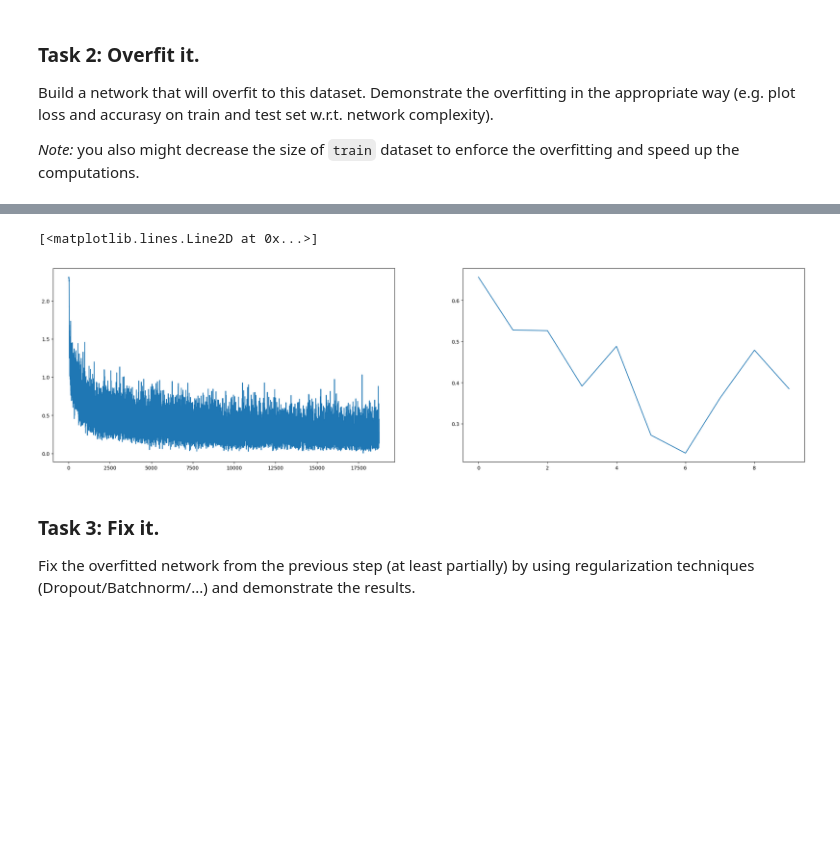
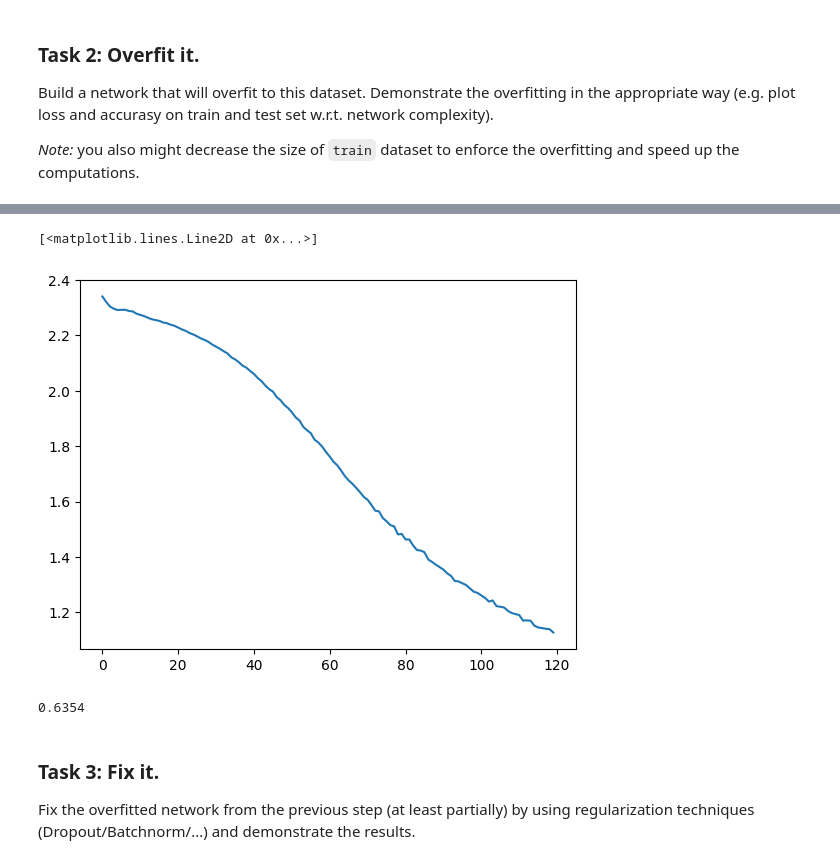
Before and after one commit to pavel-collab/ml-course-home-tasks, a Jupyter notebook: homeworks/lab02_deep_learning/lab02_part2_overfitting.ipynb, the cells around one changed output, grey strips where cells are left out. Cells and saved outputs as stored; diff of their text form; code cells hidden in the pictures; blank space fills up the shorter version.

```diff
--- a/homeworks/lab02_deep_learning/lab02_part2_overfitting.ipynb
+++ b/homeworks/lab02_deep_learning/lab02_part2_overfitting.ipynb
@@ -92,9 +92,11 @@ class TinyNeuralNetwork(nn.Module):
         self.model = nn.Sequential(
             nn.Flatten(), # This layer converts image into a vector to use Linear layers afterwards
             # Your network structure comes here
-            nn.Linear(input_shape, input_shape),
+            nn.Linear(input_shape, 64),
             nn.ReLU(),
-            nn.Linear(input_shape, num_classes)
+            nn.Linear(64, 64),
+            nn.ReLU(),
+            nn.Linear(64, num_classes)
         )
 
     def forward(self, inp):
@@ -229,63 +215,58 @@ Estimated Total Size (MB): 23.64
 # %%
 '''
-Я уменьшаю размер батча, чтобы искусственно ввести переобучение
+увеличим размер батча, чтобы заставить сеть запомнить тренировочную выборку
 '''
 
 train_loader = torch.utils.data.DataLoader(fmnist_dataset_train,
-                                           batch_size=32,
+                                           batch_size=5000,
                                            shuffle=True,
                                            num_workers=2)
 test_loader = torch.utils.data.DataLoader(fmnist_dataset_test,
-                                          batch_size=32,
+                                          batch_size=5000,
                                           shuffle=False,
                                           num_workers=2)
 # %%
 model = OverfittingNeuralNetwork().to(device)
 opt = torch.optim.Adam(model.parameters(), lr=1e-4) # YOUR CODE HERE
 loss_func = nn.CrossEntropyLoss() # YOUR CODE HERE
 
-# Your experiments, come here
+# Your experiments, training and validation loops here
 epochs = 10 # количество эпох (то есть, колечество проходов по тренировочному датасету)
 
 #! раскомментируйте эту строчку, чтобы посмотреть график изменения ошибки в процессе обучения
 train_loss_history = [] # сюда будем сохранять, как менялось знечение функции потерь по мере обучения
-test_loss_history = []
 
 for i in range(epochs):
     for images_batch, lables_batch in train_loader:
         # делаем предсказание модели
         prediction = model(images_batch)
         # считаем значение функции потерь
         loss = loss_func(prediction, lables_batch)
-
         #! раскомментируйте эту строчку, чтобы посмотреть график изменения ошибки в процессе обучения
         train_loss_history.append(loss.item())
-
         # вычисляем градиенты
         opt.zero_grad()
         loss.backward()
-
         # делаем шаг градиентного спуска
         opt.step()
 
-    for img, label in test_loader:
-        prediction = model(img)
-        # считаем значение функции потерь
-        test_loss = loss_func(prediction, label)
-
-        #! раскомментируйте эту строчку, чтобы посмотреть график изменения ошибки в процессе обучения
-        test_loss_history.append(test_loss.item())
-        break
-
 #! раскомментируйте эту строчку, чтобы посмотреть график изменения ошибки в процессе обучения
-plt.figure(figsize=(27, 7))
-plt.subplot(1, 2, 1)
 plt.plot(range(len(train_loss_history)), train_loss_history)
-plt.subplot(1, 2, 2)
-plt.plot(range(len(test_loss_history)), test_loss_history)
 # %% [output]
 [<matplotlib.lines.Line2D at 0x...>]
-[figure, old version]
+[figure, new version]
+# %%
+# переведем модель в режим НЕ обучения
+model.eval()
+accuracies = []
+
+# пройдемся батчами по тестовой выборке, посмотрим результат работы сети и выведем среднюю оценку
+for x_batch, y_batch in test_loader:
+    predicted = model.forward(x_batch).detach().numpy()
+    accuracies.append((np.argmax(predicted, axis=1) == y_batch.numpy()).mean())
+print(np.array(accuracies).mean())
+# %% [output]
+0.6354
 # %% [markdown]
 ### Task 3: Fix it.
 Fix the overfitted network from the previous step (at least partially) by using regularization techniques (Dropout/Batchnorm/...) and demonstrate the results.
```
Also changed, not shown: parts of 11 cells of this notebook, 11 other files.
